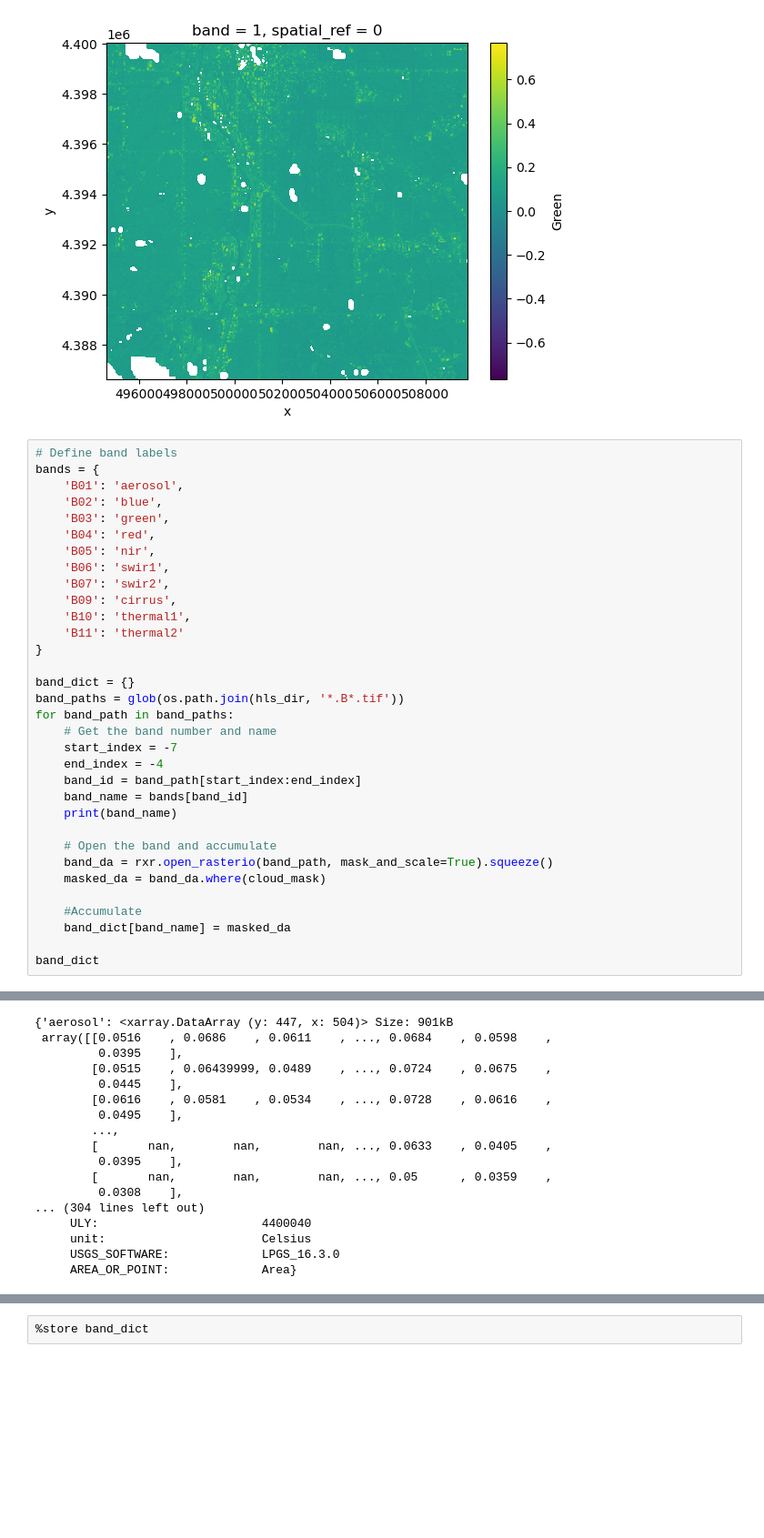
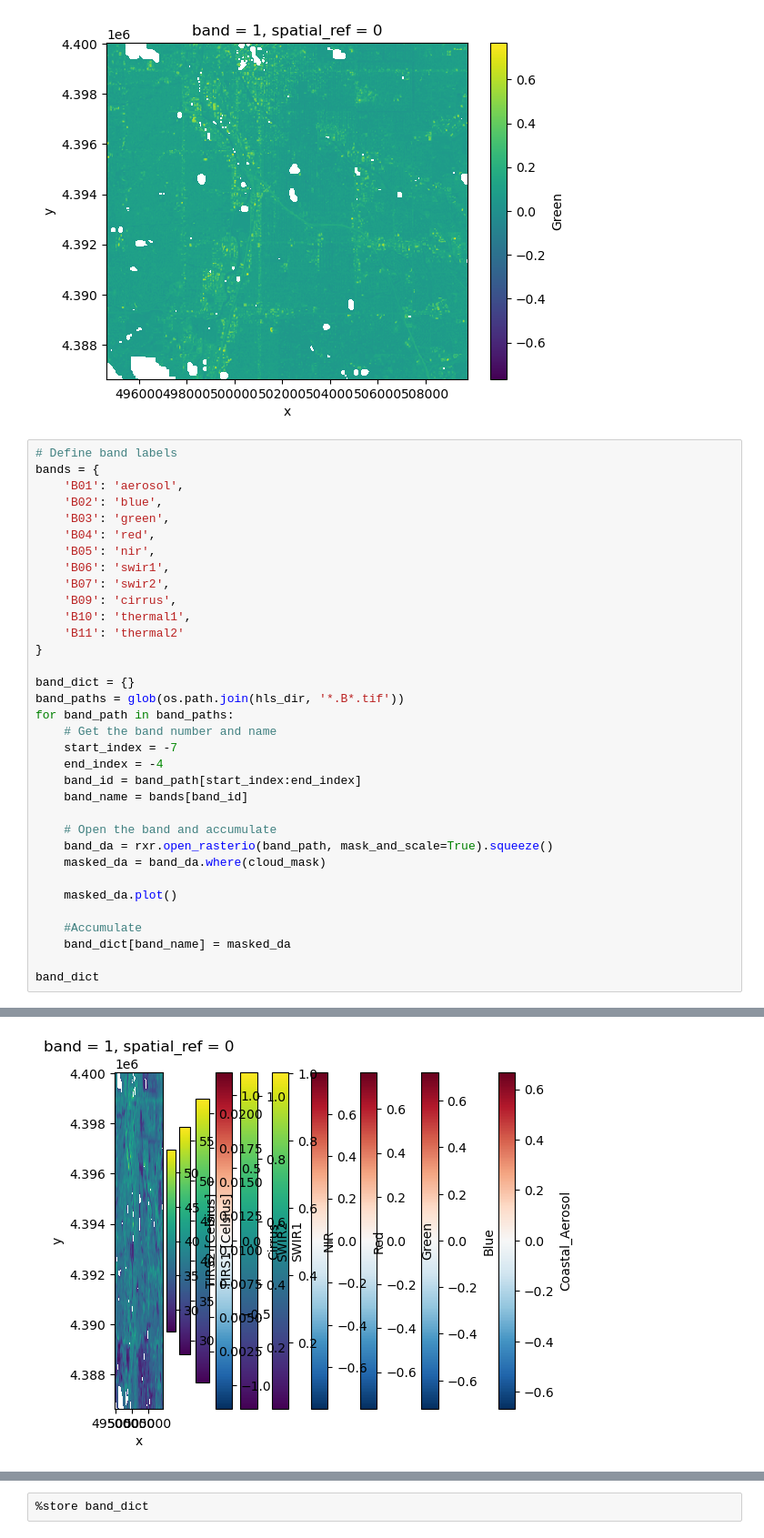
Before and after one commit to earthlab-education/fundamentals-04-redlining-akpost21, a Jupyter notebook: notebooks/redlining-32-wrangle-multispectral.ipynb, the cells around one changed output, grey strips where cells are left out. Shown at 91% size. Drawn from its saved outputs; the diff is of its cells as text; blank space fills up the shorter version.

```diff
--- a/notebooks/redlining-32-wrangle-multispectral.ipynb
+++ b/notebooks/redlining-32-wrangle-multispectral.ipynb
@@ -310,12 +292,13 @@ for band_path in band_paths:
     end_index = -4
     band_id = band_path[start_index:end_index]
     band_name = bands[band_id]
-    print(band_name)
 
     # Open the band and accumulate
     band_da = rxr.open_rasterio(band_path, mask_and_scale=True).squeeze()
     masked_da = band_da.where(cloud_mask)
 
+    masked_da.plot()
+
     #Accumulate
     band_dict[band_name] = masked_da
 
@@ -334,17 +324 @@ thermal2
-{'aerosol': <xarray.DataArray (y: 447, x: 504)> Size: 901kB
- array([[0.0516    , 0.0686    , 0.0611    , ..., 0.0684    , 0.0598    ,
-         0.0395    ],
-        [0.0515    , 0.06439999, 0.0489    , ..., 0.0724    , 0.0675    ,
-         0.0445    ],
-        [0.0616    , 0.0581    , 0.0534    , ..., 0.0728    , 0.0616    ,
-         0.0495    ],
-        ...,
-        [       nan,        nan,        nan, ..., 0.0633    , 0.0405    ,
-         0.0395    ],
-        [       nan,        nan,        nan, ..., 0.05      , 0.0359    ,
-         0.0308    ],
-... (304 lines left out)
-     ULY:                       4400040
-     unit:                      Celsius
-     USGS_SOFTWARE:             LPGS_16.3.0
-     AREA_OR_POINT:             Area}
+[figure, added]
```
Also changed, not shown: parts of 5 cells of this notebook, 4 other files.
